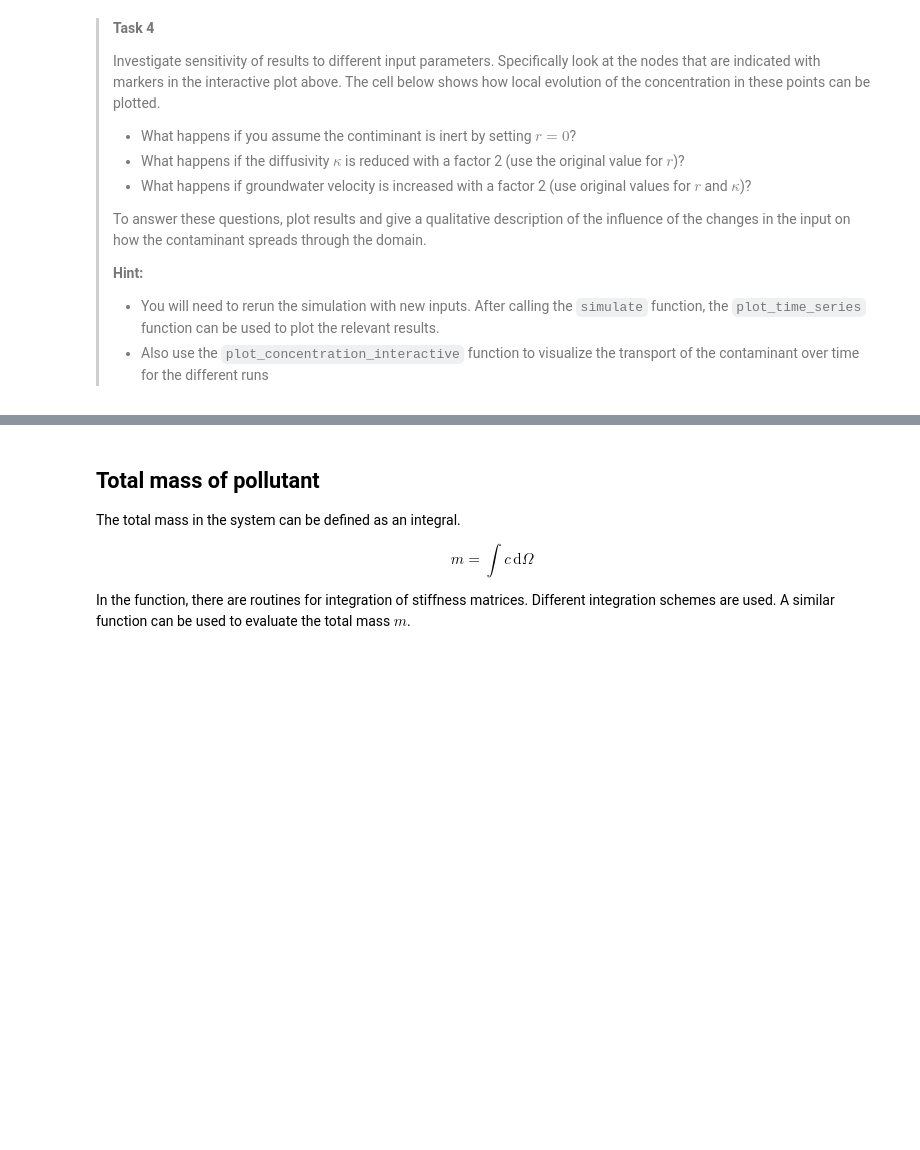
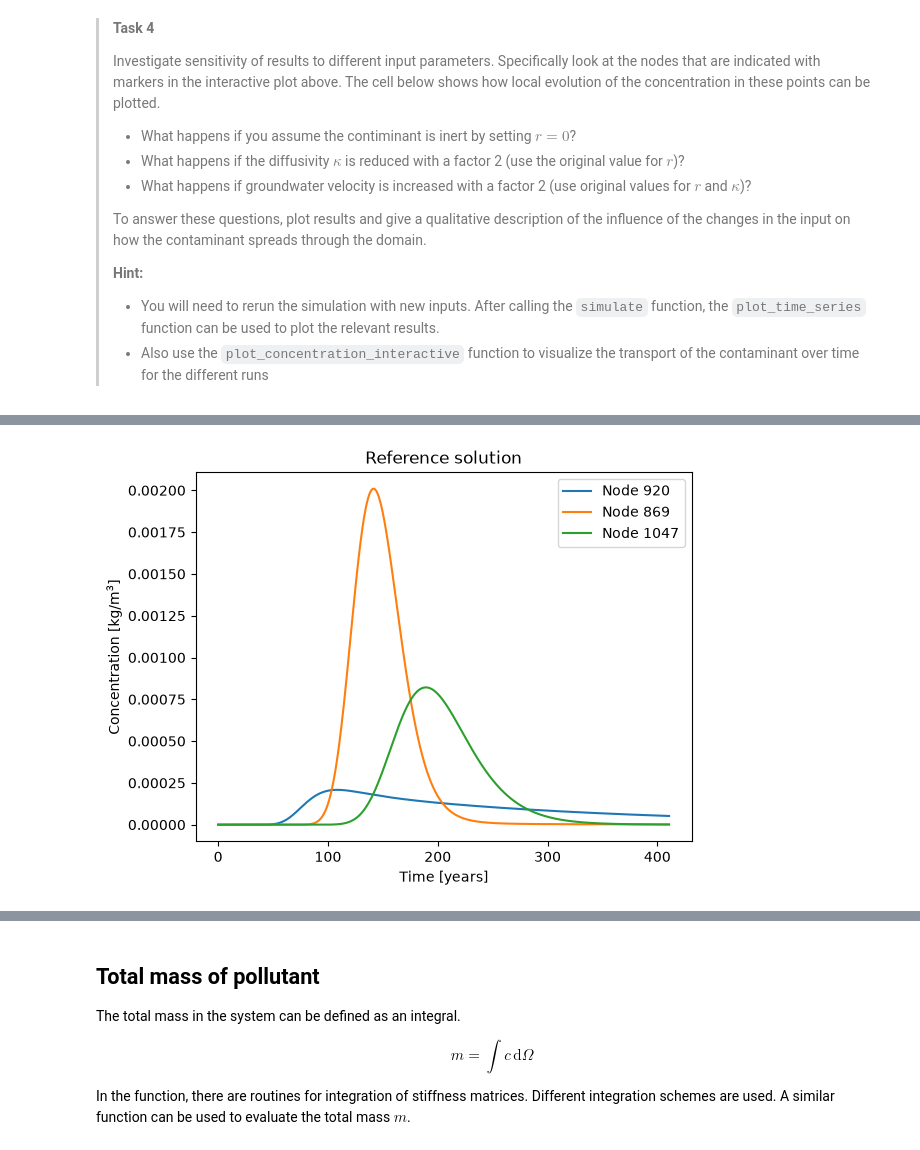
Before and after one commit to YlvaSchreijer/GA_2.2, a Jupyter notebook: contamination.ipynb, the cells around one changed output, grey strips where cells are left out. Saved outputs shown, nothing was run; the diff lists cells and outputs as text; code cells hidden in the pictures; blank space fills up the shorter version.

```diff
--- a/contamination.ipynb
+++ b/contamination.ipynb
@@ -277,7 +281,7 @@ def simulate ( velocities,               # Velocity field [m/s]
     return concentrations
 # %%
 # Run finite element simulation to compute concentrations over time
-concentrations = simulate(velocities)
+concentrations = simulate(2*velocities)
 # %% [markdown]
 ## Postprocess
 
@@ -339,0 +352,17 @@ plot_time_series(concentrations, measurement_nodes, dt_days, 'Reference solution
+# %%
+def plot_time_series(concentrations, nodes, dt_days, title):
+    plt.figure()
+    ts = dt_days/365.25 * np.arange(0,len(concentrations))
+    for i in nodes:
+        plt.plot(ts, concentrations[:,i],label='Node '+str(i))
+    plt.ylabel('Concentration [kg/m$^3$]')
+    plt.xlabel('Time [years]')
+    plt.title(title)
+    plt.legend()
+    plt.show()
+
+dt_days = 50
+
+plot_time_series(concentrations, measurement_nodes, dt_days, 'Reference solution')
+# %% [output]
+[figure, added]
```
Also changed, not shown: parts of 7 cells of this notebook.
